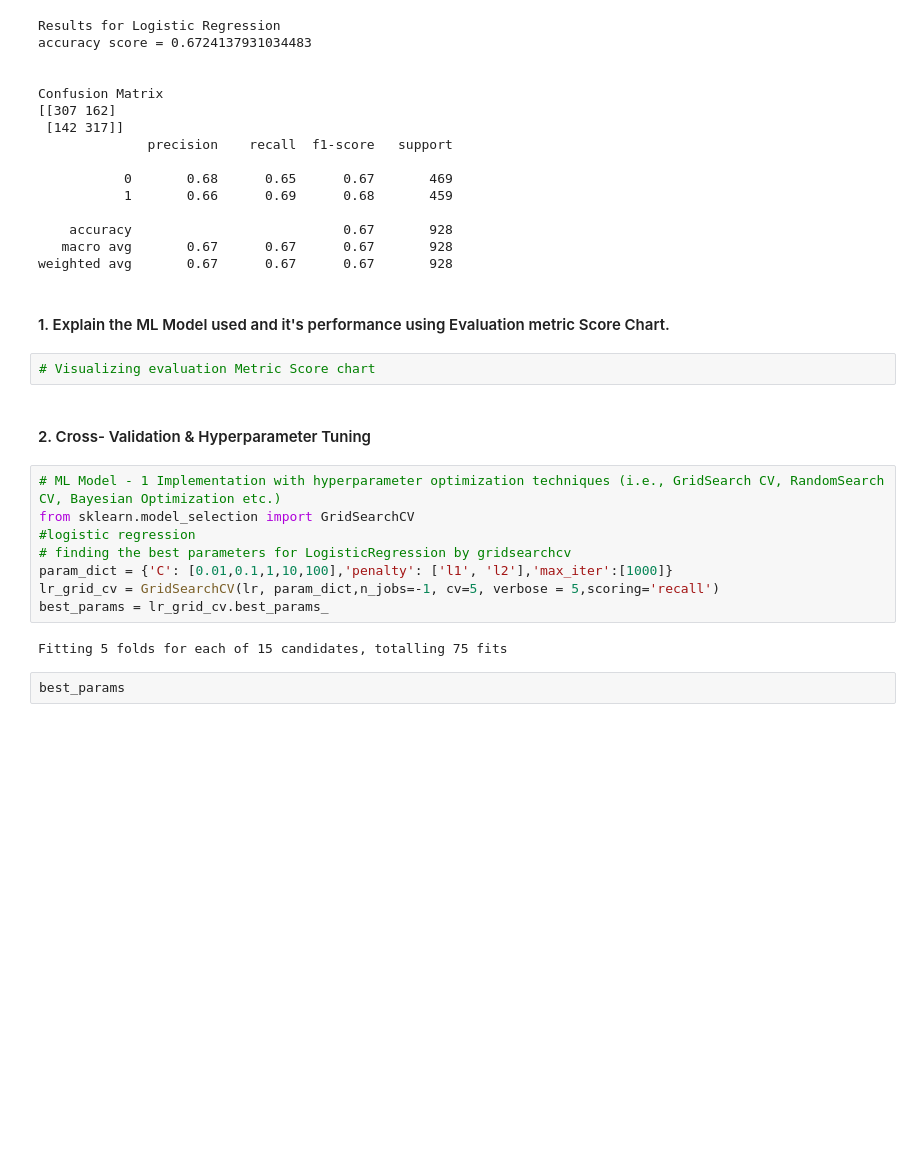
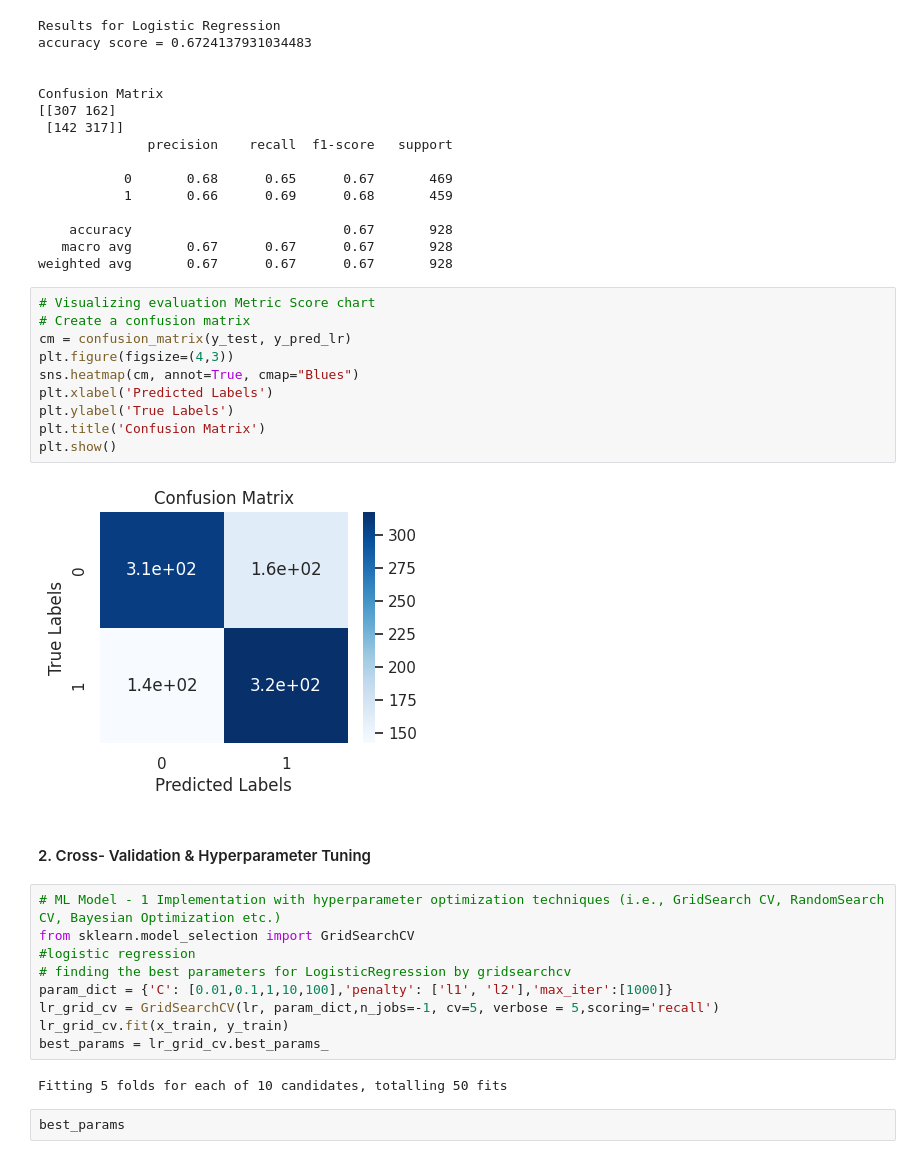
Before and after one commit to ErSangram/Capstone_03_Cardiovascular_Risk_Prediction, a Jupyter notebook: Capstone_03_Cardiovascular_Risk_Prediction.ipynb, the cells around one changed output. Cells and saved outputs as stored; diff of their text form; blank space fills up the shorter version.

```diff
--- a/Capstone_03_Cardiovascular_Risk_Prediction.ipynb
+++ b/Capstone_03_Cardiovascular_Risk_Prediction.ipynb
@@ -1026,10 +1032,18 @@ Confusion Matrix
     accuracy                           0.67       928
    macro avg       0.67      0.67      0.67       928
 weighted avg       0.67      0.67      0.67       928
-# %% [markdown]
-#### 1. Explain the ML Model used and it's performance using Evaluation metric Score Chart.
-# %%
-# Visualizing evaluation Metric Score chart
+# %%
+# Visualizing evaluation Metric Score chart
+# Create a confusion matrix
+cm = confusion_matrix(y_test, y_pred_lr)
+plt.figure(figsize=(4,3))
+sns.heatmap(cm, annot=True, cmap="Blues")
+plt.xlabel('Predicted Labels')
+plt.ylabel('True Labels')
+plt.title('Confusion Matrix')
+plt.show()
+# %% [output]
+[figure, added]
 # %% [markdown]
 #### 2. Cross- Validation & Hyperparameter Tuning
 # %%
@@ -1039,9 +1053,10 @@ from sklearn.model_selection import GridSearchCV
 # finding the best parameters for LogisticRegression by gridsearchcv
 param_dict = {'C': [0.01,0.1,1,10,100],'penalty': ['l1', 'l2'],'max_iter':[1000]}
 lr_grid_cv = GridSearchCV(lr, param_dict,n_jobs=-1, cv=5, verbose = 5,scoring='recall')
+lr_grid_cv.fit(x_train, y_train)
 best_params = lr_grid_cv.best_params_
 # %% [output]
-Fitting 5 folds for each of 15 candidates, totalling 75 fits
+Fitting 5 folds for each of 10 candidates, totalling 50 fits
 # %%
 best_params
 # %% [output]
```
Also changed, not shown: parts of 26 cells of this notebook.
